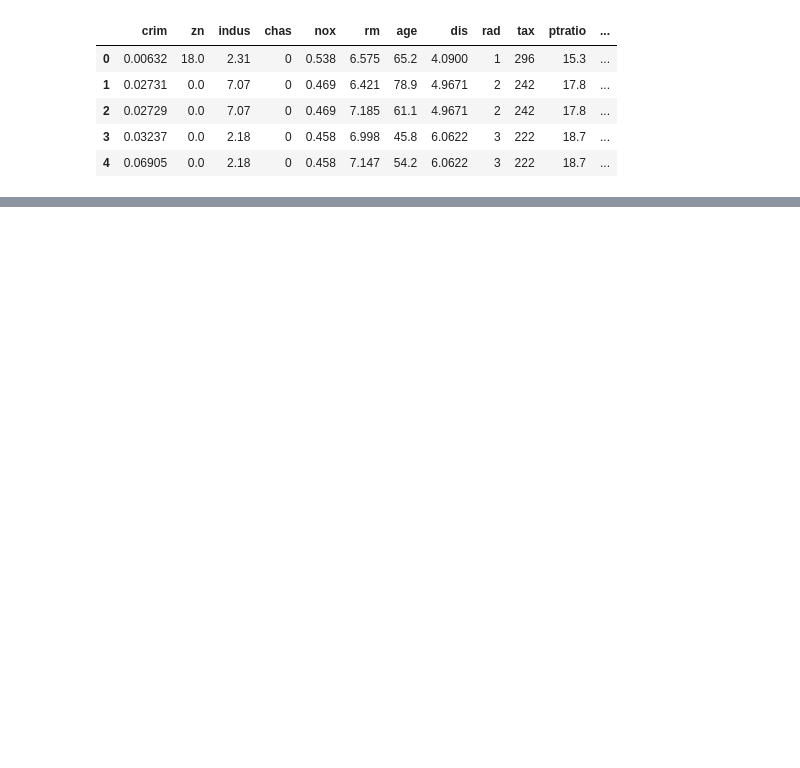
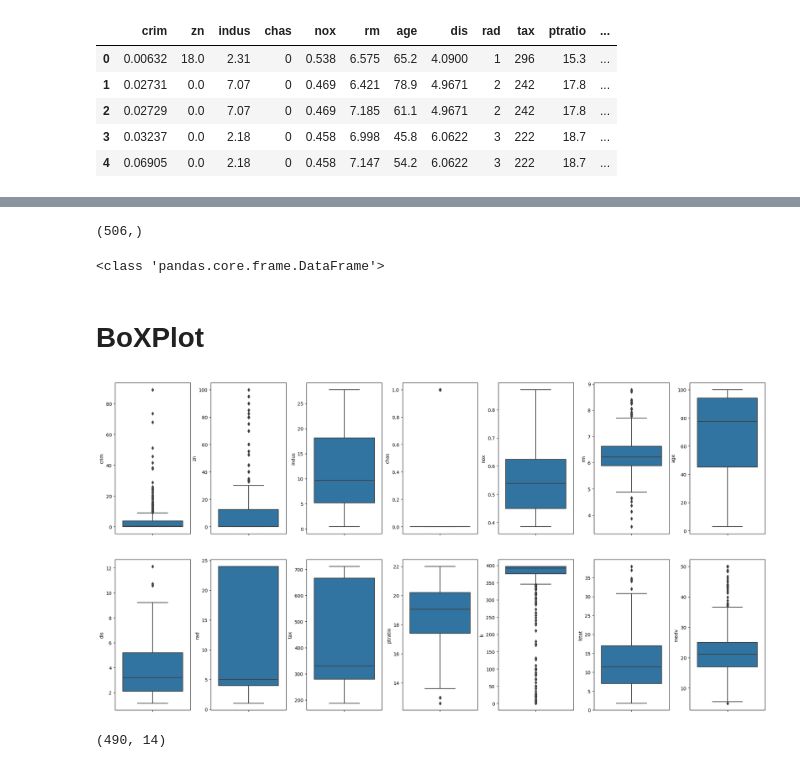
Before and after one commit to akbaratig/Ml-project, a Jupyter notebook: Boston_BoxPlot.ipynb, the cells around one changed output, grey strips where cells are left out. Cells and saved outputs as stored; diff of their text form; code cells hidden in the pictures; blank space fills up the shorter version.

```diff
--- a/Boston_BoxPlot.ipynb
+++ b/Boston_BoxPlot.ipynb
@@ -13,0 +54,29 @@ df.head()
+# %%
+print(df['medv'].shape)
+# %% [output]
+(506,)
+# %%
+print(type(df))
+# %% [output]
+<class 'pandas.core.frame.DataFrame'>
+# %% [markdown]
+# BoXPlot
+# %%
+import matplotlib.pyplot as plt
+import seaborn as sns
+
+fig, axs = plt.subplots(ncols=7, nrows=2, figsize=(20, 10))
+axs = axs.flatten()
+index = 0
+
+for k, v in df.items():
+    sns.boxplot(y=k , data=df, ax=axs[index])
+    index += 1
+plt.tight_layout(pad=0.4, w_pad=0.4, h_pad=5.0)
+# %% [output]
+[figure, added]
+# %%
+df = df[~(df['medv'] >= 50)]
+print(df.shape)
+# %% [output]
+(490, 14)
```
Also changed, not shown: parts of 4 cells of this notebook.
